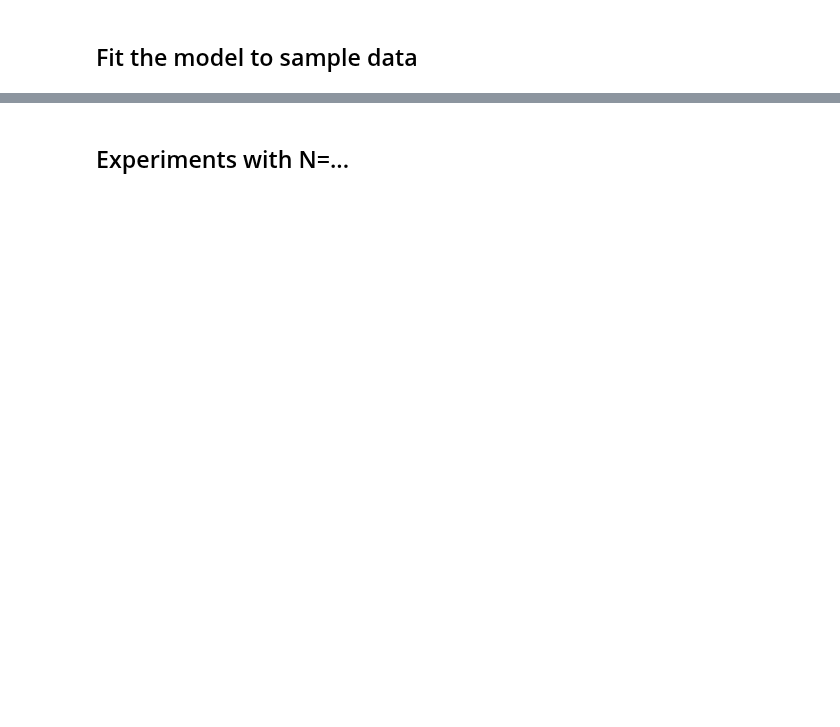
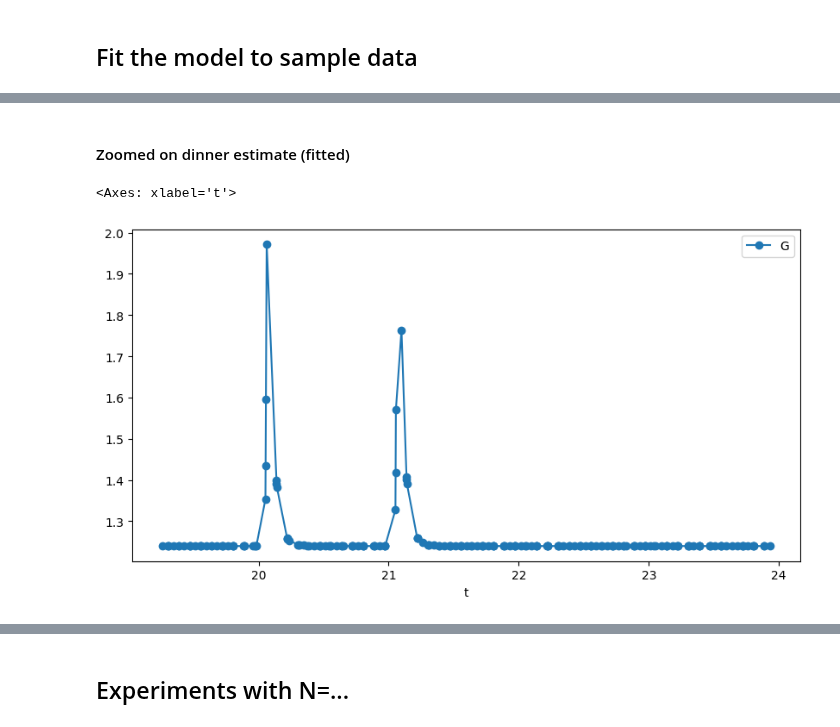
Before and after one commit to pfun-health/pfun-cma-model, a Jupyter notebook: examples/notebooks/cma-model-modular-demos.ipynb, the cells around one changed output, grey strips where cells are left out. Saved outputs shown, nothing was run; the diff lists cells and outputs as text; code cells hidden in the pictures; blank space fills up the shorter version.

```diff
--- a/examples/notebooks/cma-model-modular-demos.ipynb
+++ b/examples/notebooks/cma-model-modular-demos.ipynb
@@ -162,3 +200,10 @@ result.soln.plot(
+# %% [markdown]
+#### Zoomed on dinner estimate (fitted)
+# %%
+result.soln.iloc[-200:, :].plot(x='t', y=['G'], figsize=(10, 5), linestyle='-', marker='o')
+# %% [output]
+<Axes: xlabel='t'>
+[figure, added]
 # %%
 from pfun_cma_model.engine.cma_plot import CMAPlotConfig
 
```
Also changed, not shown: parts of 15 cells of this notebook, 3 other files.
